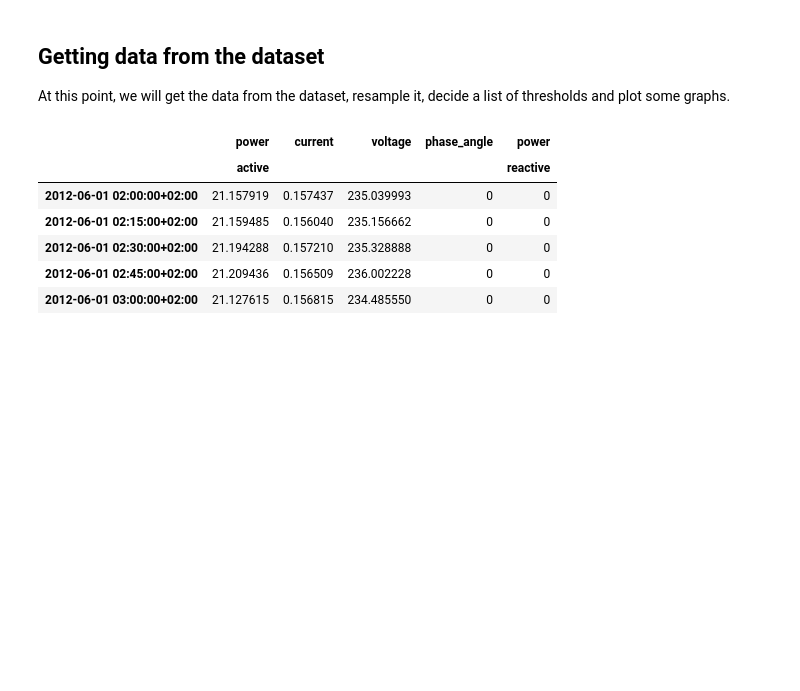
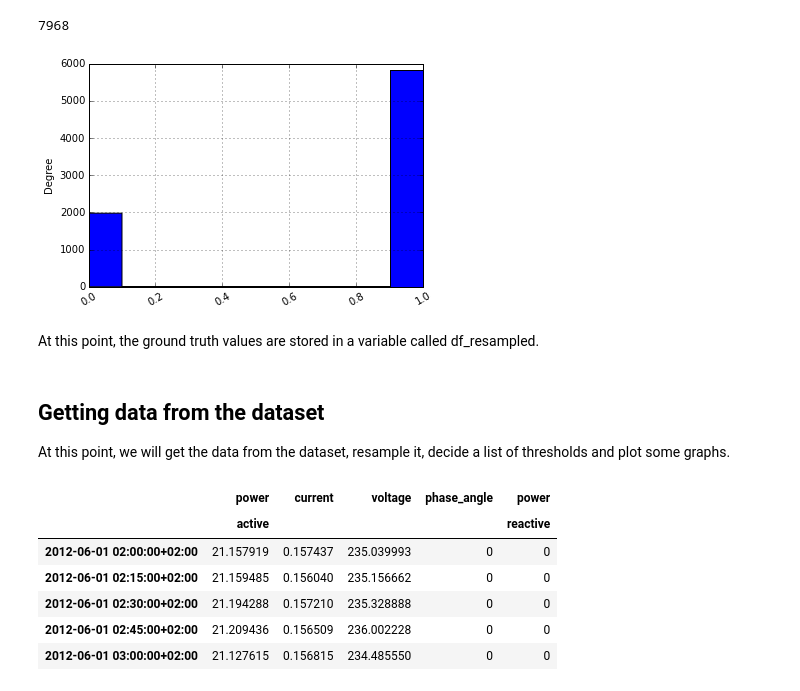
Before and after one commit to nipunbatra/NIOMTK, a Jupyter notebook: docs/Parameter sweep summer.ipynb, the cells around one changed output. Drawn from its saved outputs; the diff is of its cells as text; code cells hidden in the pictures; blank space fills up the shorter version.

```diff
--- a/docs/Parameter sweep summer.ipynb
+++ b/docs/Parameter sweep summer.ipynb
@@ -42,3 +42,7 @@ def func(df_resampled, accuracy):
     print "Accuracy = ", (tp + tn + 0.0)/(tp + tn + fp + fn)
     print "Precision = ", (tn + 0.0)/ (tn + fp)
     print "Recall = ", (tp + 0.0)/(tp + fn)
+# %%
+df = pd.read_csv('/Users/rishi/Documents/Master_folder/IIITD/6th_semester/BTP/NIOMTK/02_occupancy_csv/02_summer.csv')
+# %%
+index = pd.DatetimeIndex(start = '01-06-2012', periods = 7171200, freq = '1s')
@@ -44,0 +56,2 @@ def func(df_resampled, accuracy):
+# %%
+df_resampled = df_new.resample("15min")
@@ -45,3 +76,11 @@ def func(df_resampled, accuracy):
+# %%
+df_resampled.plot(kind = 'hist')
+print (len(df_resampled))
+# %% [output]
+7968
+[figure, added]
+# %% [markdown]
+At this point, the ground truth values are stored in a variable called df_resampled.
 # %% [markdown]
 Getting data from the dataset
 ---------------------
```
Also changed, not shown: parts of 25 cells of this notebook, 1 other file.
